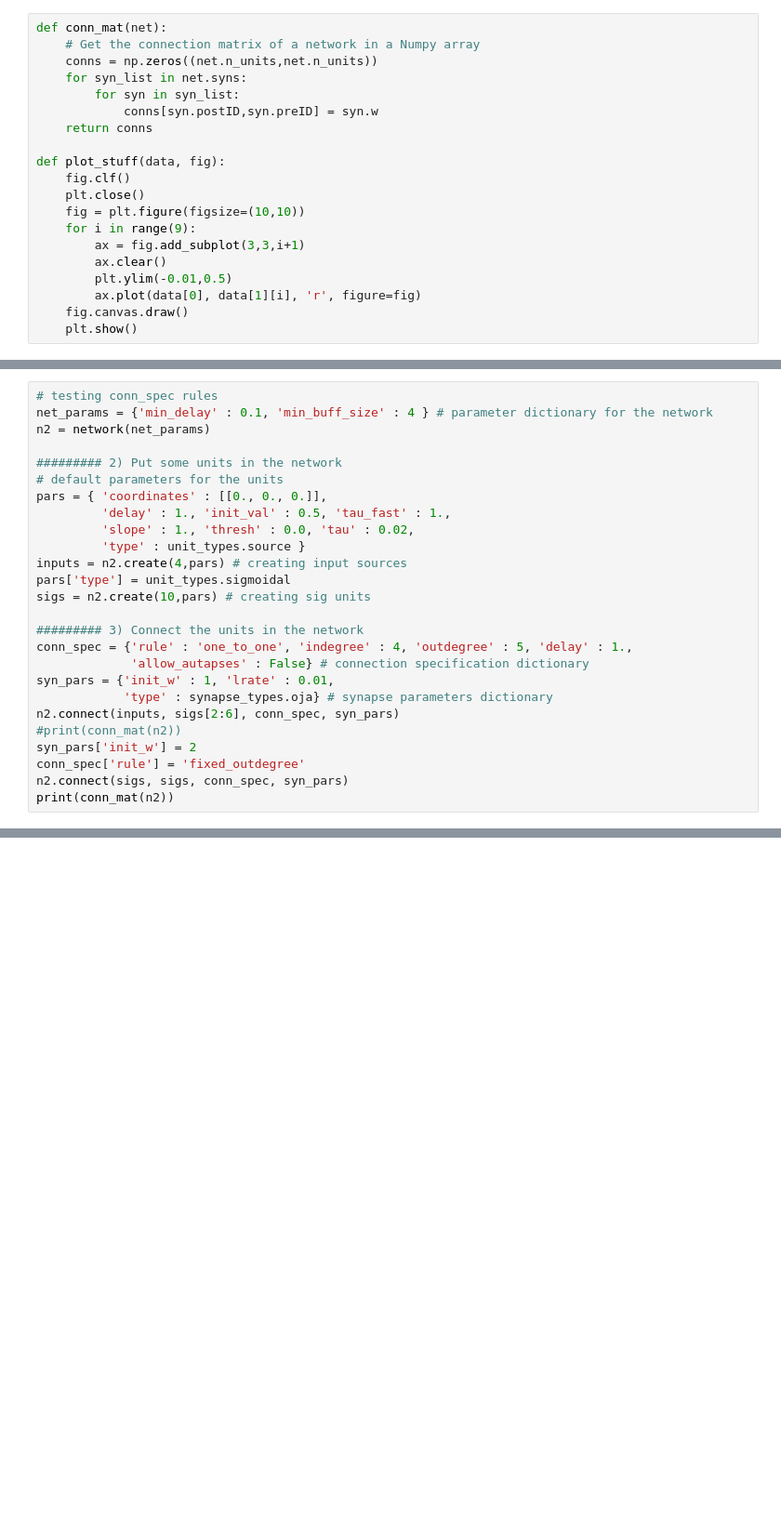
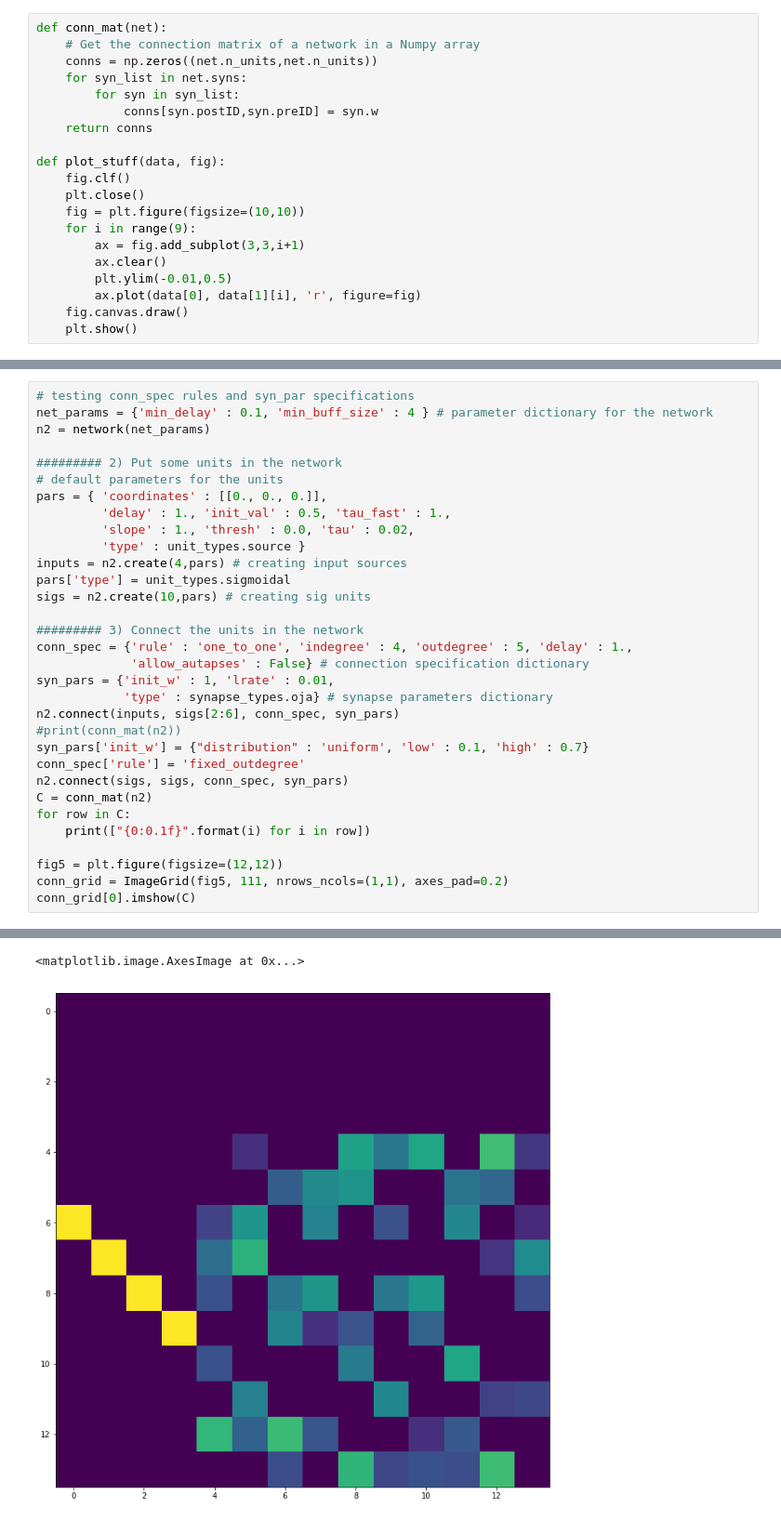
Before and after one commit to CNS-OIST/draculab, a Jupyter notebook: test3.ipynb, the cells around one changed output, grey strips where cells are left out. Shown at 93% size. Drawn from its saved outputs; the diff is of its cells as text; blank space fills up the shorter version.

```diff
--- a/test3.ipynb
+++ b/test3.ipynb
@@ -222,5 +209,5 @@ Max eigenvalue: 0.602188329871, index: 2
 # %%
-# testing conn_spec rules
+# testing conn_spec rules and syn_par specifications
 net_params = {'min_delay' : 0.1, 'min_buff_size' : 4 } # parameter dictionary for the network
 n2 = network(net_params)
 
@@ -241,8 +228,14 @@ syn_pars = {'init_w' : 1, 'lrate' : 0.01,
             'type' : synapse_types.oja} # synapse parameters dictionary
 n2.connect(inputs, sigs[2:6], conn_spec, syn_pars)
 #print(conn_mat(n2))
-syn_pars['init_w'] = 2
+syn_pars['init_w'] = {"distribution" : 'uniform', 'low' : 0.1, 'high' : 0.7}
 conn_spec['rule'] = 'fixed_outdegree'
 n2.connect(sigs, sigs, conn_spec, syn_pars)
-print(conn_mat(n2))
+C = conn_mat(n2)
+for row in C:
+    print(["{0:0.1f}".format(i) for i in row])
+
+fig5 = plt.figure(figsize=(12,12))
+conn_grid = ImageGrid(fig5, 111, nrows_ncols=(1,1), axes_pad=0.2)
+conn_grid[0].imshow(C)
 # %% [output]
@@ -262,0 +256,2 @@ print(conn_mat(n2))
+<matplotlib.image.AxesImage at 0x...>
+[figure, added]
```
Also changed, not shown: parts of 6 cells of this notebook, 4 other files.
